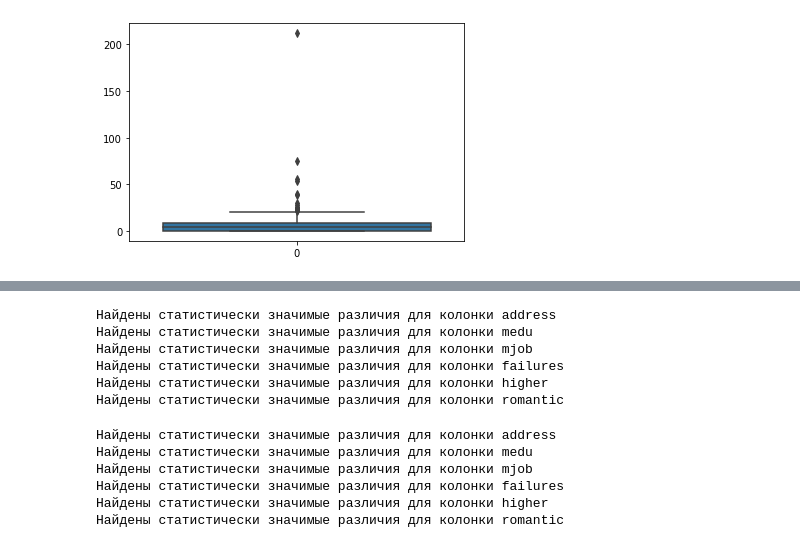
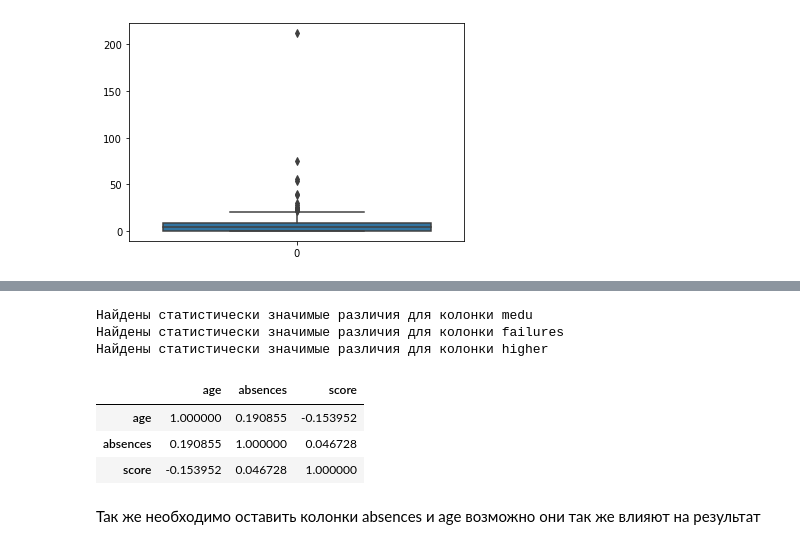
Before and after one commit to waitmail/DST-22, a Jupyter notebook: module_2/Untitled.ipynb, the cells around one changed output, grey strips where cells are left out. Saved outputs shown, nothing was run; the diff lists cells and outputs as text; code cells hidden in the pictures.

```diff
--- a/module_2/Untitled.ipynb
+++ b/module_2/Untitled.ipynb
@@ -573,23 +559,7 @@ df_not_null = pd.read_csv('stud_math.xls', skipinitialspace=True)
 # %%
-for col in df.columns:
-    if(df[col].dtype == 'object'):
-        #print(col)
-        get_stat_dif(df,col,'score')
+for col in ['medu', 'fedu', 'studytime', 'failures', 'higher','freetime','goout','health']:
+    get_stat_dif(df,col,'score')
 # %% [output]
-Найдены статистически значимые различия для колонки address
 Найдены статистически значимые различия для колонки medu
-Найдены статистически значимые различия для колонки mjob
 Найдены статистически значимые различия для колонки failures
 Найдены статистически значимые различия для колонки higher
-Найдены статистически значимые различия для колонки romantic
-# %%
-for column in df.columns:
-    if(df[column].dtype == 'object'):
-        get_stat_dif(df,column,'score')
-# %% [output]
-Найдены статистически значимые различия для колонки address
-Найдены статистически значимые различия для колонки medu
-Найдены статистически значимые различия для колонки mjob
-Найдены статистически значимые различия для колонки failures
-Найдены статистически значимые различия для колонки higher
-Найдены статистически значимые различия для колонки romantic
@@ -595,0 +569,9 @@ for column in df.columns:
+# %%
+df.corr()
+# %% [output]
+|  | age | absences | score |
+| age | 1.000000 | 0.190855 | -0.153952 |
+| absences | 0.190855 | 1.000000 | 0.046728 |
+| score | -0.153952 | 0.046728 | 1.000000 |
+# %% [markdown]
+Так же необходимо оставить колонки absences	и age возможно они так же влияют на результат
```
Also changed, not shown: parts of 26 cells of this notebook.
